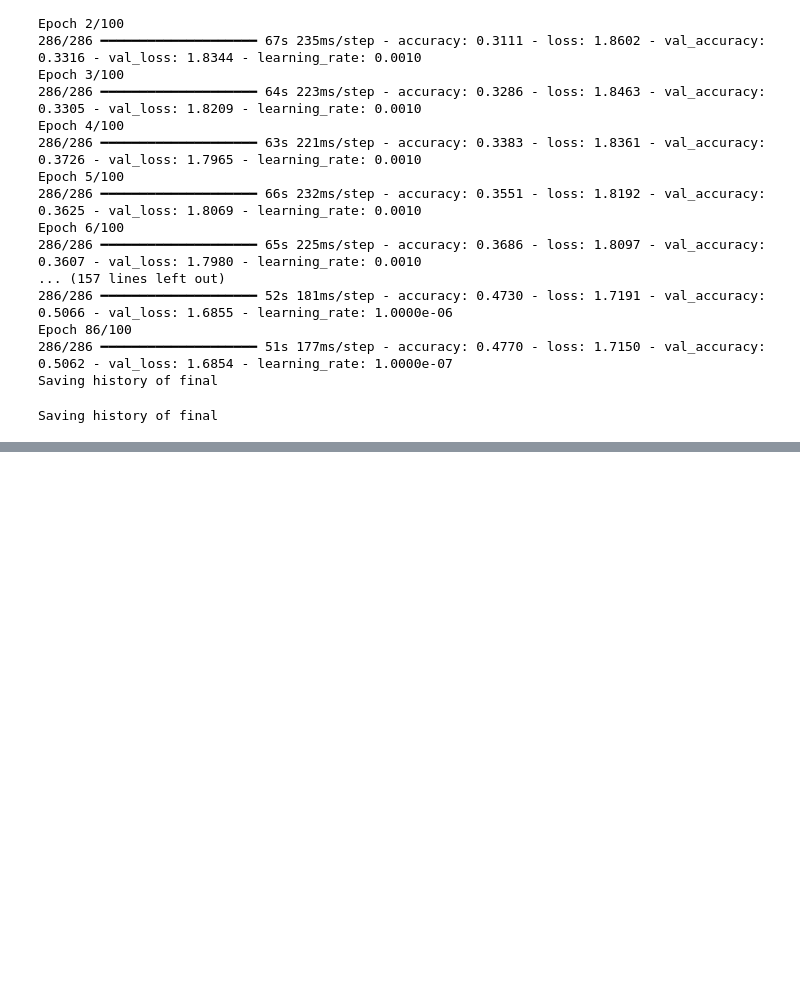
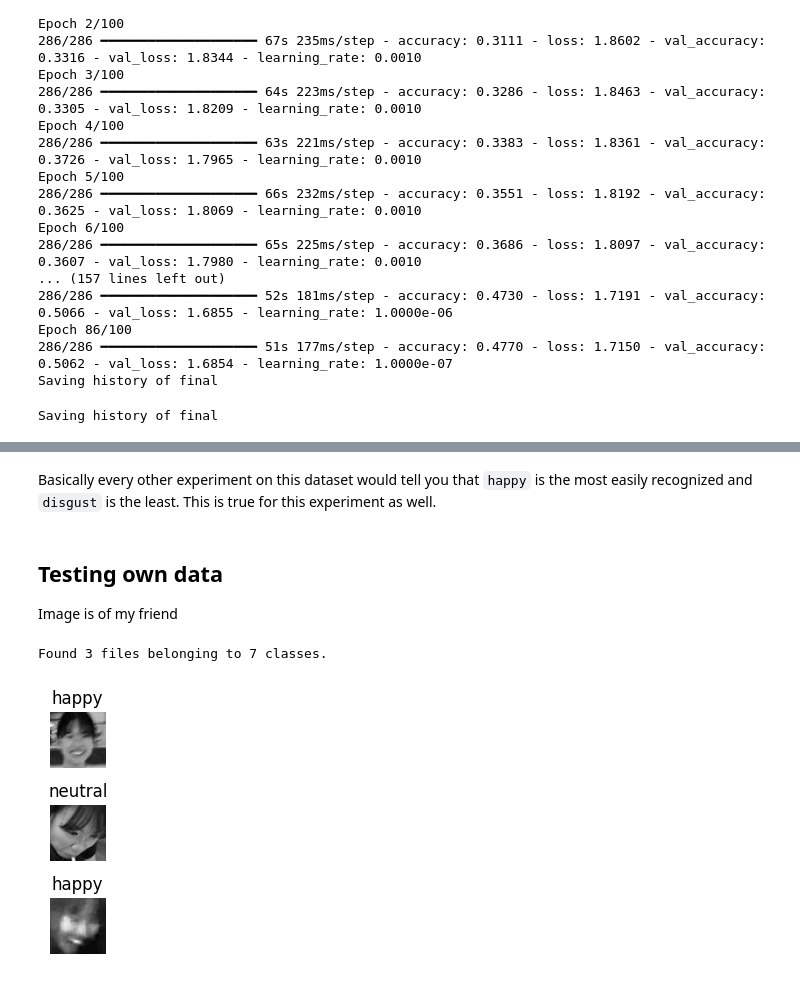
Before and after one commit to slotling/ml-with-images, a Jupyter notebook: 2_emotion_tuning.ipynb, the cells around one changed output, grey strips where cells are left out. Cells and saved outputs as stored; diff of their text form; code cells hidden in the pictures; blank space fills up the shorter version.

```diff
--- a/2_emotion_tuning.ipynb
+++ b/2_emotion_tuning.ipynb
@@ -642,0 +692,20 @@ Loading history of final
+# %% [markdown]
+Basically every other experiment on this dataset would tell you that `happy` is the most easily recognized and `disgust` is the least. This is true for this experiment as well.
+# %% [markdown]
+## Testing own data
+Image is of my friend
+# %%
+test_ds = tf.keras.utils.image_dataset_from_directory(
+    pathlib.Path("test_data"),
+    seed=91,
+    image_size=(48,48),
+    batch_size=10,
+    color_mode='grayscale',
+    shuffle=True,
+    label_mode='categorical'
+)
+
+view_batch(test_ds, 0)
+# %% [output]
+Found 3 files belonging to 7 classes.
+[figure, added]
```
Also changed, not shown: parts of 11 cells of this notebook, 10 other files.
